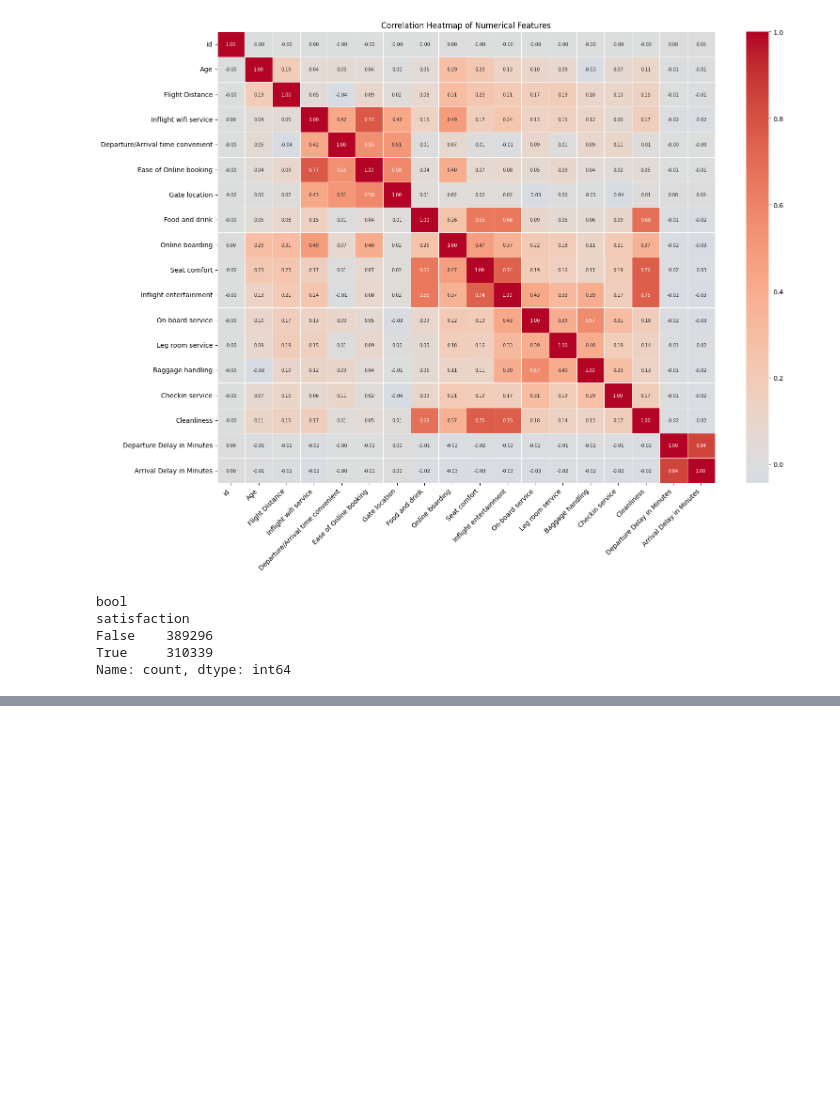
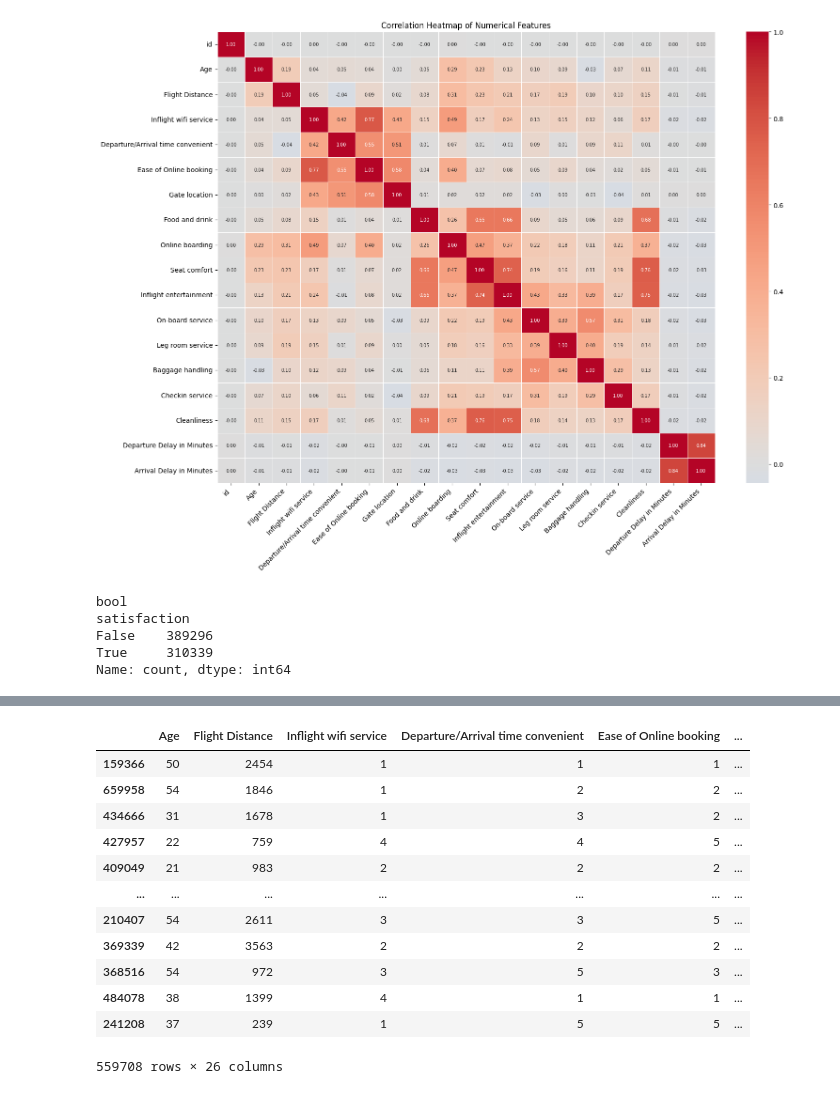
Before and after one commit to Gunjan934/Predicting-Airline-Satisfaction, a Jupyter notebook: predicting-airline-statisfaction.ipynb, the cells around one changed output, grey strips where cells are left out. Cells and saved outputs as stored; diff of their text form; code cells hidden in the pictures; blank space fills up the shorter version.

```diff
--- a/predicting-airline-statisfaction.ipynb
+++ b/predicting-airline-statisfaction.ipynb
@@ -553,0 +449,13 @@ Name: satisfaction_binary, dtype: float64
+# %%
+#train Test split
+from sklearn.model_selection import train_test_split
+X_train, X_test, y_train, y_test = train_test_split( X, y, test_size=0.2, random_state=42, stratify=y)
+# %%
+median_delay = X_train["Arrival Delay in Minutes"].median()
+
+X_train["Arrival Delay in Minutes"] = (
+    X_train["Arrival Delay in Minutes"].fillna(median_delay)
+)
+X_test["Arrival Delay in Minutes"] = (
+    X_test["Arrival Delay in Minutes"].fillna(median_delay)
+)
@@ -553,0 +487,20 @@ Name: satisfaction_binary, dtype: float64
+# %%
+#One hot encoding
+X_train = pd.get_dummies(X_train,columns=categorical_columns, dtype=int)
+X_test = pd.get_dummies(X_test,columns=categorical_columns,dtype=int)
+# %%
+X_train
+# %% [output]
+|  | Age | Flight Distance | Inflight wifi service | Departure/Arrival time convenient | Ease of Online booking | ... |
+| 159366 | 50 | 2454 | 1 | 1 | 1 | ... |
+| 659958 | 54 | 1846 | 1 | 2 | 2 | ... |
+| 434666 | 31 | 1678 | 1 | 3 | 2 | ... |
+| 427957 | 22 | 759 | 4 | 4 | 5 | ... |
+| 409049 | 21 | 983 | 2 | 2 | 2 | ... |
+| ... | ... | ... | ... | ... | ... | ... |
+| 210407 | 54 | 2611 | 3 | 3 | 5 | ... |
+| 369339 | 42 | 3563 | 2 | 2 | 2 | ... |
+| 368516 | 54 | 972 | 3 | 5 | 3 | ... |
+| 484078 | 38 | 1399 | 4 | 1 | 1 | ... |
+| 241208 | 37 | 239 | 1 | 5 | 5 | ... |
+559708 rows × 26 columns
```
Also changed, not shown: parts of 53 cells of this notebook.
